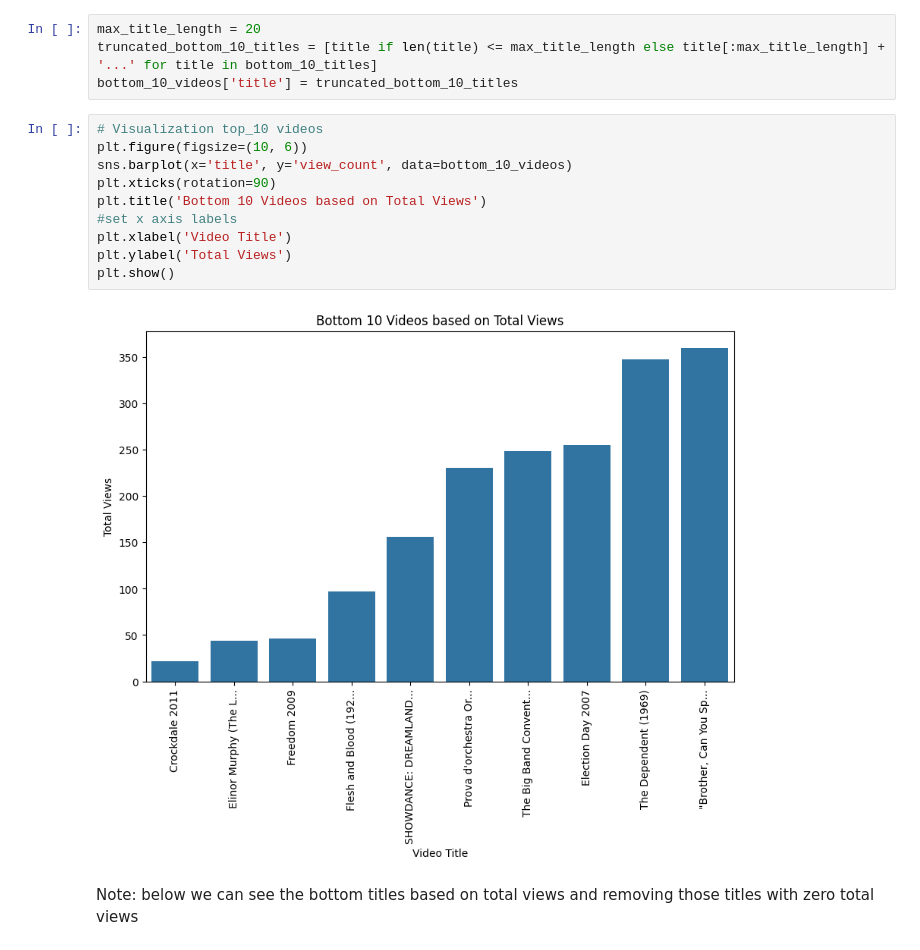
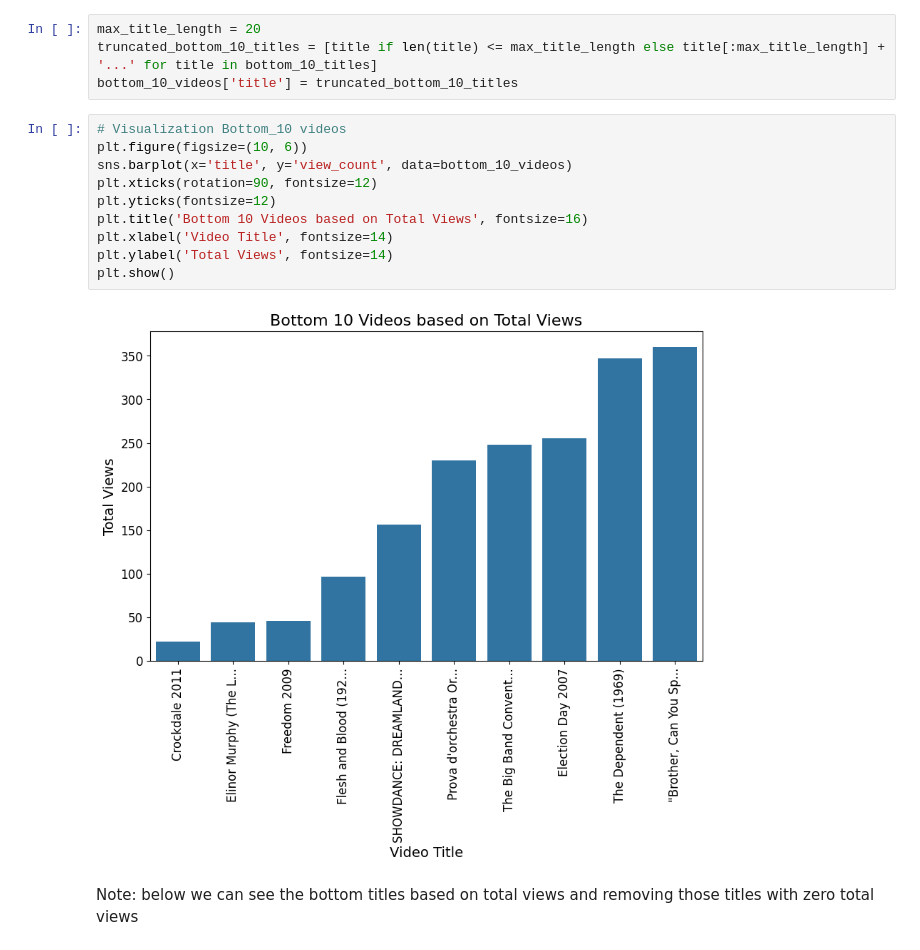
Before and after one commit to acorreal7/youtube-comments-analysis, a Jupyter notebook: AML3204_youtube_data_analysis.ipynb, the cells around one changed output. Cells and saved outputs as stored; diff of their text form.

```diff
--- a/AML3204_youtube_data_analysis.ipynb
+++ b/AML3204_youtube_data_analysis.ipynb
@@ -404,17 +414,17 @@ max_title_length = 20
 truncated_bottom_10_titles = [title if len(title) <= max_title_length else title[:max_title_length] + '...' for title in bottom_10_titles]
 bottom_10_videos['title'] = truncated_bottom_10_titles
 # %%
-# Visualization top_10 videos
+# Visualization Bottom_10 videos
 plt.figure(figsize=(10, 6))
 sns.barplot(x='title', y='view_count', data=bottom_10_videos)
-plt.xticks(rotation=90)
-plt.title('Bottom 10 Videos based on Total Views')
-#set x axis labels
-plt.xlabel('Video Title')
-plt.ylabel('Total Views')
+plt.xticks(rotation=90, fontsize=12)
+plt.yticks(fontsize=12)
+plt.title('Bottom 10 Videos based on Total Views', fontsize=16)
+plt.xlabel('Video Title', fontsize=14)
+plt.ylabel('Total Views', fontsize=14)
 plt.show()
 # %% [output]
-[figure, old version]
+[figure, new version]
 # %% [markdown]
 Note: below we can see the bottom titles based on total views and removing those titles with zero total views
 # %%
```
Also changed, not shown: parts of 16 cells of this notebook.
